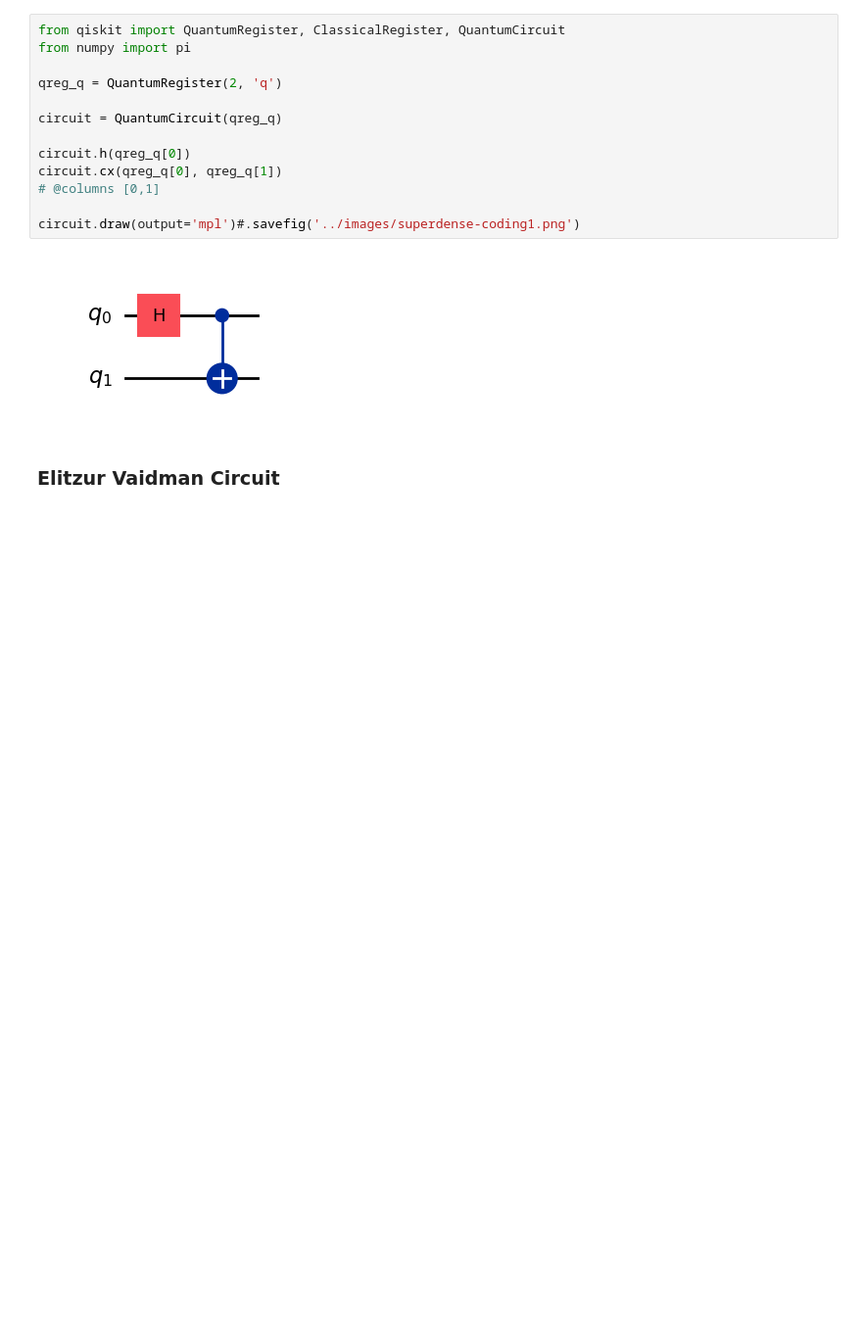
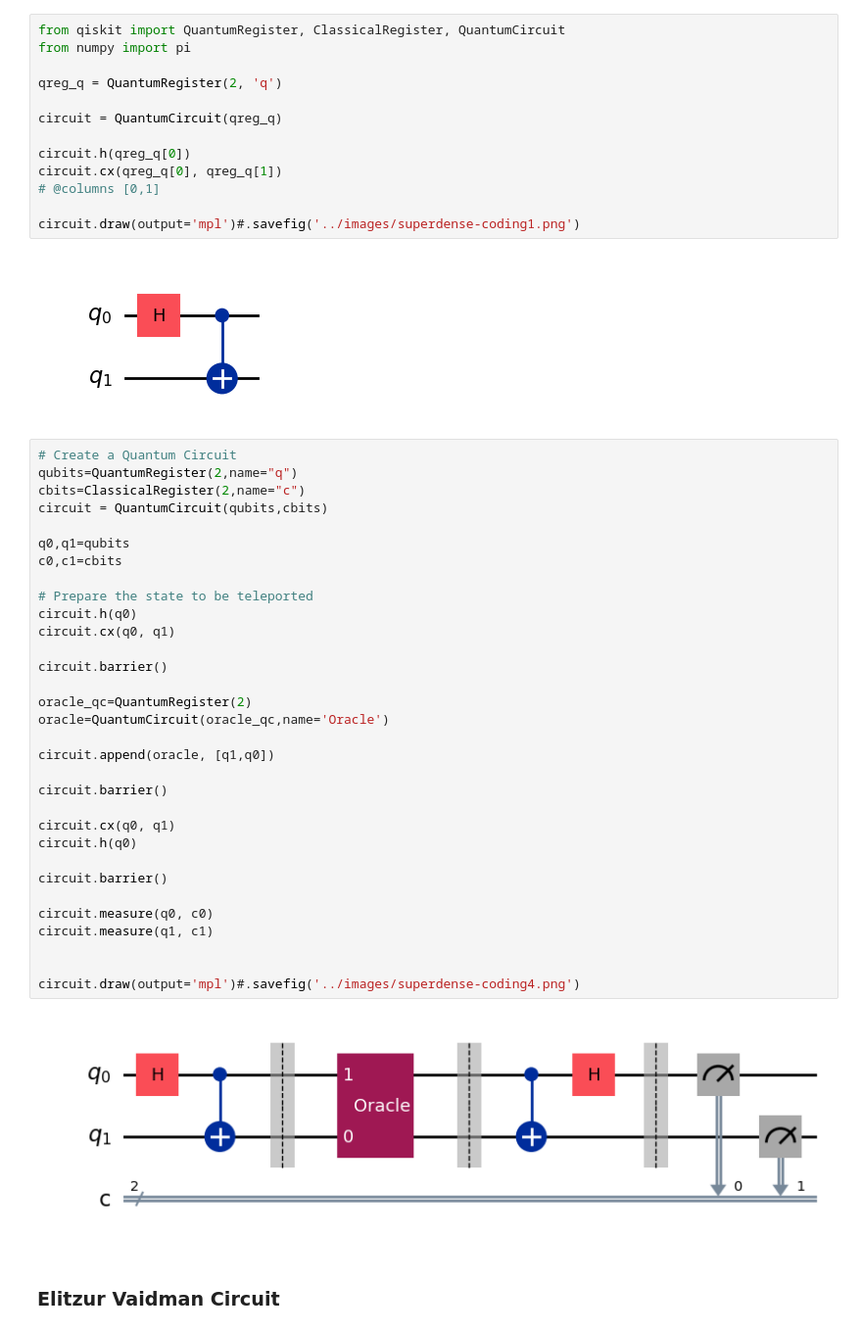
Before and after one commit to Nihar-Shah2001/Quantum_Computing_Notes, a Jupyter notebook: Notes/codes/notes.ipynb, the cells around one changed output. Shown at 98% size. Cells and saved outputs as stored; diff of their text form; blank space fills up the shorter version.

```diff
--- a/Notes/codes/notes.ipynb
+++ b/Notes/codes/notes.ipynb
@@ -615,6 +616,40 @@ circuit.cx(qreg_q[0], qreg_q[1])
 circuit.draw(output='mpl')#.savefig('../images/superdense-coding1.png')
 # %% [output]
 [figure]
+# %%
+# Create a Quantum Circuit
+qubits=QuantumRegister(2,name="q")
+cbits=ClassicalRegister(2,name="c")
+circuit = QuantumCircuit(qubits,cbits)
+
+q0,q1=qubits
+c0,c1=cbits
+
+# Prepare the state to be teleported
+circuit.h(q0)
+circuit.cx(q0, q1)
+
+circuit.barrier()
+
+oracle_qc=QuantumRegister(2)
+oracle=QuantumCircuit(oracle_qc,name='Oracle')
+
+circuit.append(oracle, [q1,q0])
+
+circuit.barrier()
+
+circuit.cx(q0, q1)
+circuit.h(q0)
+
+circuit.barrier()
+
+circuit.measure(q0, c0)
+circuit.measure(q1, c1)
+
+
+circuit.draw(output='mpl')#.savefig('../images/superdense-coding4.png')
+# %% [output]
+[figure, added]
 # %% [markdown]
 ### Elitzur Vaidman Circuit
 # %%
```
Also changed, not shown: parts of 2 cells of this notebook, 39 other files.
